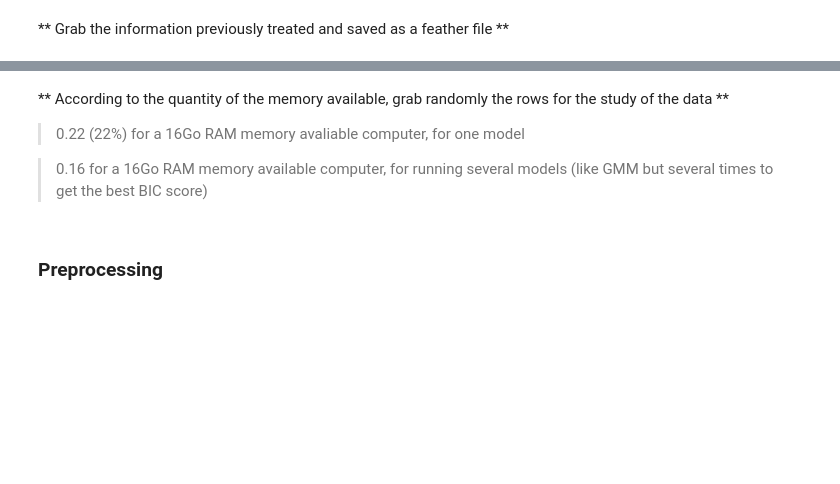
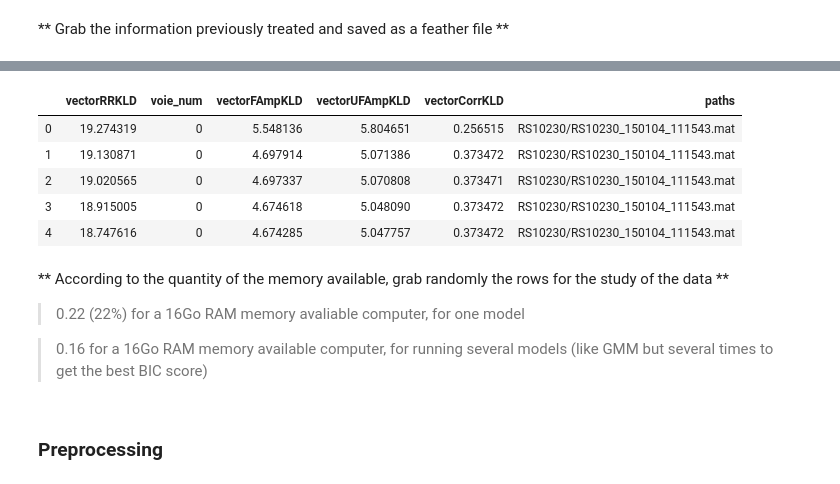
Before and after one commit to valeporti/stg_ete, a Jupyter notebook: all_in_one.ipynb, the cells around one changed output, grey strips where cells are left out. Drawn from its saved outputs; the diff is of its cells as text; code cells hidden in the pictures; blank space fills up the shorter version.

```diff
--- a/all_in_one.ipynb
+++ b/all_in_one.ipynb
@@ -100,3 +106,12 @@ df_ALL.shape
+# %%
+df_ALL.head()
+# %% [output]
+|  | vectorRRKLD | voie_num | vectorFAmpKLD | vectorUFAmpKLD | vectorCorrKLD | paths |
+| 0 | 19.274319 | 0 | 5.548136 | 5.804651 | 0.256515 | RS10230/RS10230_150104_111543.mat |
+| 1 | 19.130871 | 0 | 4.697914 | 5.071386 | 0.373472 | RS10230/RS10230_150104_111543.mat |
+| 2 | 19.020565 | 0 | 4.697337 | 5.070808 | 0.373471 | RS10230/RS10230_150104_111543.mat |
+| 3 | 18.915005 | 0 | 4.674618 | 5.048090 | 0.373472 | RS10230/RS10230_150104_111543.mat |
+| 4 | 18.747616 | 0 | 4.674285 | 5.047757 | 0.373472 | RS10230/RS10230_150104_111543.mat |
 # %% [markdown]
 ** According to the quantity of the memory available, grab randomly the rows for the study of the data **
 > 0.22 (22%) for a 16Go RAM memory avaliable computer, for one model
```
Also changed, not shown: parts of 10 cells of this notebook, 3 other files.
